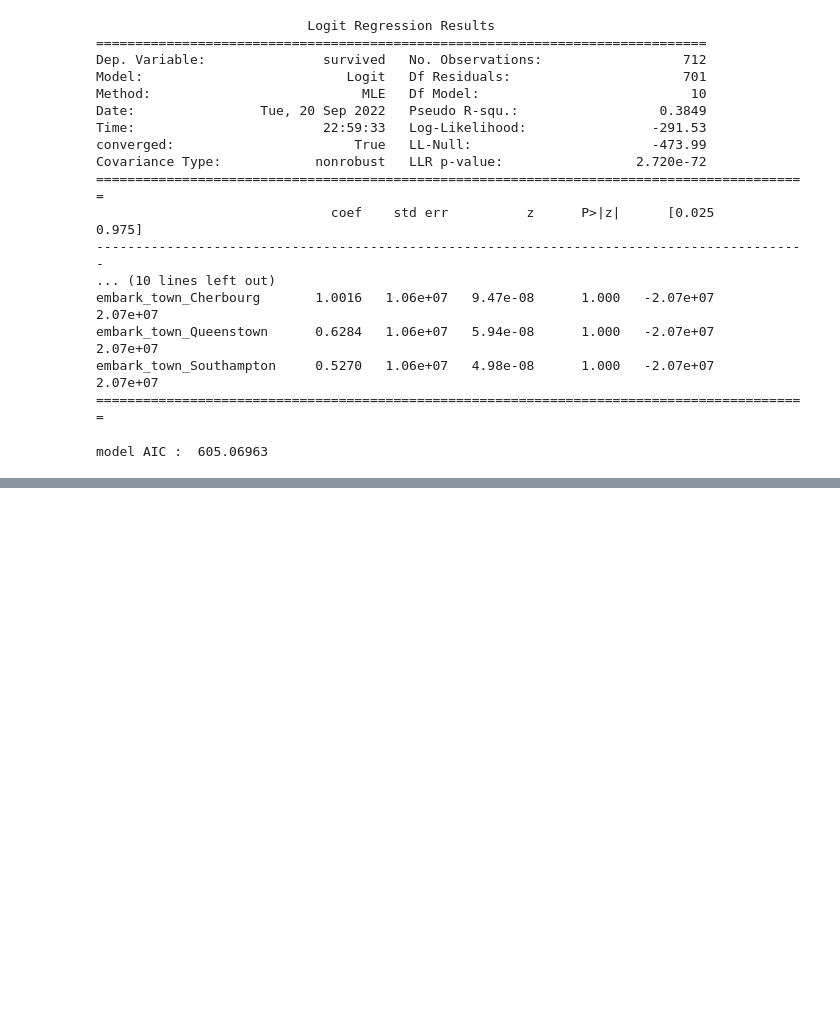
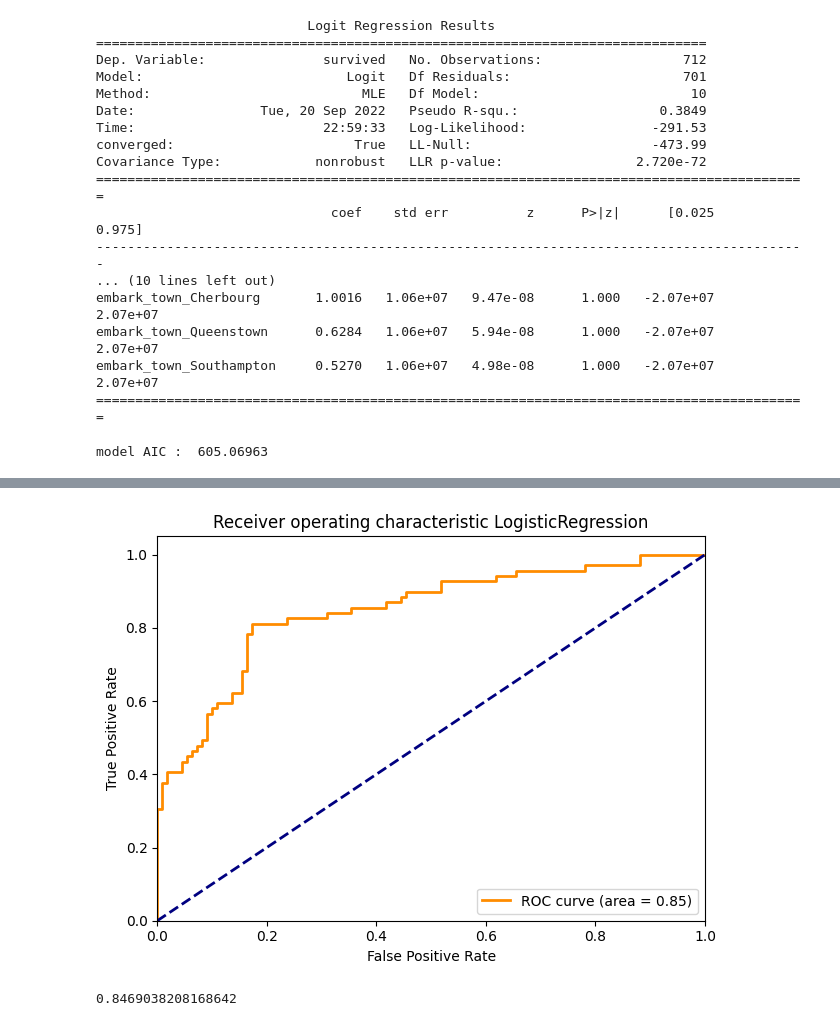
Before and after one commit to blackbutterfly0852/ADP_2, a Jupyter notebook: 220920_6_통계분석.ipynb, the cells around one changed output, grey strips where cells are left out. Saved outputs shown, nothing was run; the diff lists cells and outputs as text; code cells hidden in the pictures; blank space fills up the shorter version.

```diff
--- a/220920_6_통계분석.ipynb
+++ b/220920_6_통계분석.ipynb
@@ -154,0 +243,2 @@ model AIC :  605.06963
+# %%
+Stepwise_best_model = Stepwise_model(X_train,y_train)
@@ -154,0 +343,2 @@ model AIC :  605.06963
+# %%
+X_test = X_test[Stepwise_best_model.params.index]
@@ -154,0 +418,4 @@ model AIC :  605.06963
+# %%
+# 확률로 예측하기
+y_pred_proba = Stepwise_best_model.predict(X_test)
+y_pred_proba
@@ -154,0 +435,35 @@ model AIC :  605.06963
+# %%
+from sklearn.metrics import roc_curve, auc
+import matplotlib.pyplot as plt
+
+def draw_roc(test_y, pred_y, model_name):
+    fpr, tpr, thr = roc_curve(test_y, pred_y)
+    roc_auc = auc(fpr, tpr)
+
+    plt.figure()
+    lw = 2
+    plt.plot(fpr, tpr, color = 'darkorange',
+            lw = lw, label = "ROC curve (area = %0.2f)" % roc_auc)
+    plt.plot([0, 1], [0, 1], color='navy', lw=lw, linestyle='--')
+    plt.xlim([0.0, 1.0])
+    plt.ylim([0.0, 1.05])
+    plt.xlabel("False Positive Rate")
+    plt.ylabel("True Positive Rate")
+    plt.title("Receiver operating characteristic {}".format(model_name))
+    plt.legend(loc='lower right')
+    plt.ion()
+    plt.tight_layout()
+    plt.show()
+
+# 임계점을 변경하면서 그린 그래프 y = x 기준으로 가장 높은 좌상점이 가장 이상적인 기준
+# 좌상이 높을 수록 ROC_AUC는 높아질 수 밖에 없다.
+# %%
+draw_roc(y_test, y_pred_proba, "LogisticRegression")
+# %% [output]
+[figure, added]
+# %%
+from sklearn.metrics import roc_auc_score
+
+roc_auc_score(y_test,y_pred_proba)
+# %% [output]
+0.8469038208168642
```
Also changed, not shown: parts of 18 cells of this notebook.
